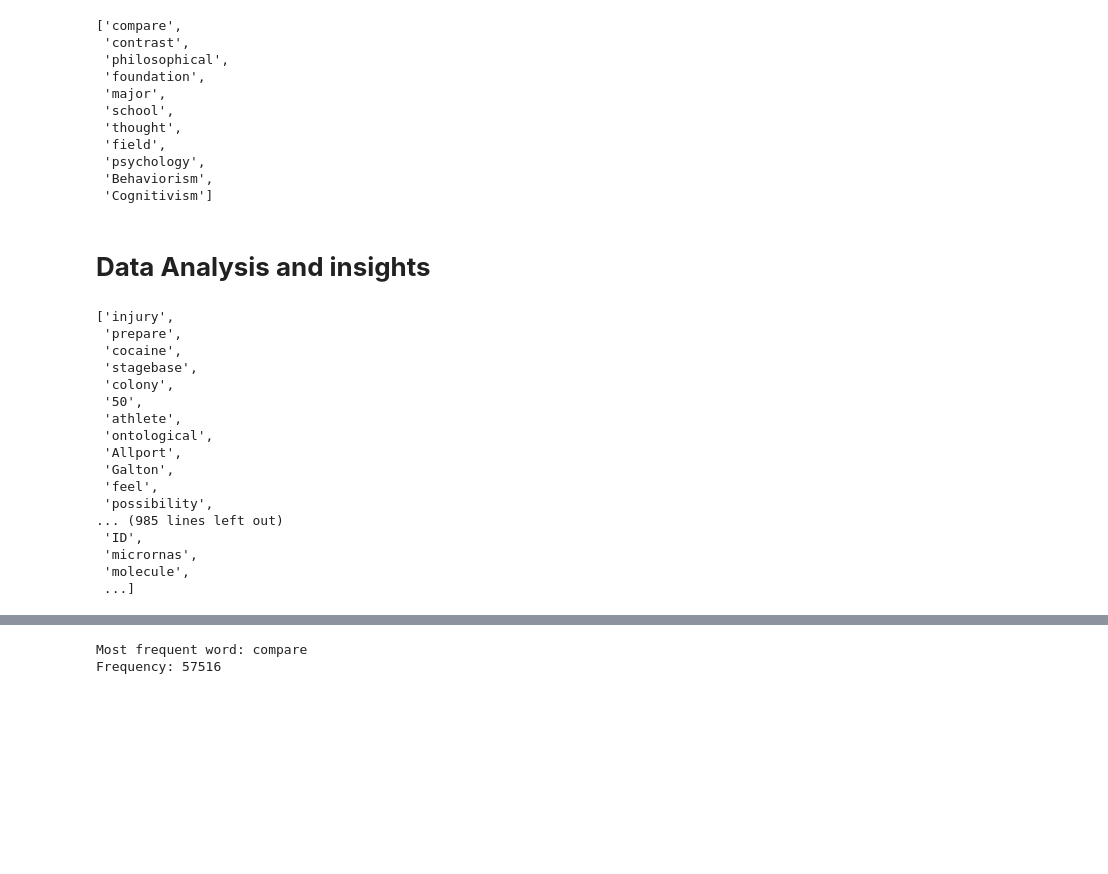
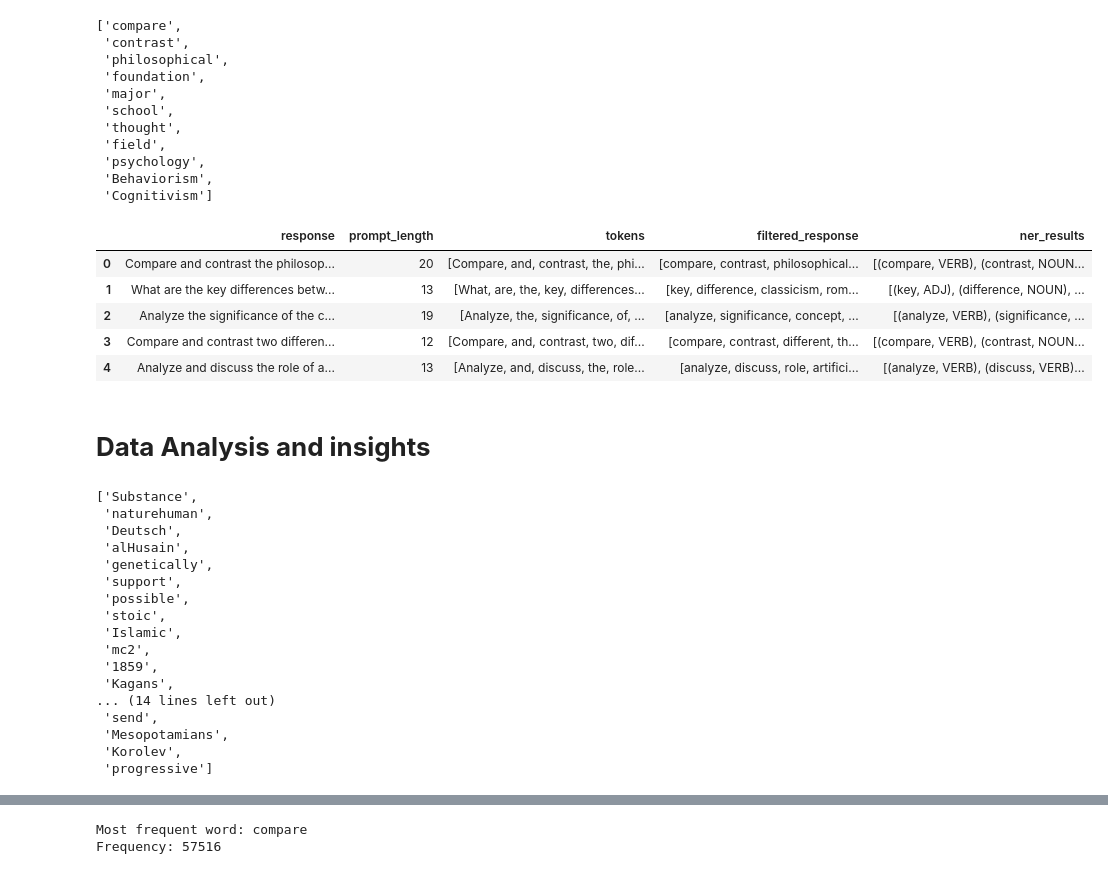
Before and after one commit to Ahmed8501/NLP_Project, a Jupyter notebook: NLP_Project.ipynb, the cells around one changed output, grey strips where cells are left out. Saved outputs shown, nothing was run; the diff lists cells and outputs as text; code cells hidden in the pictures; blank space fills up the shorter version.

```diff
--- a/NLP_Project.ipynb
+++ b/NLP_Project.ipynb
@@ -233,3 +228,6 @@ filtered_responses[0]
  'psychology',
  'Behaviorism',
  'Cognitivism']
+# %%
+# Responses after removing stop words.
+df['filtered_response'] = filtered_responses
@@ -280,3 +287,13 @@ ner_tagged_responses = ner_tagging(filtered_responses)
+# %%
+df['ner_results'] = tagged_responses
+df.head()
+# %% [output]
+|  | response | prompt_length | tokens | filtered_response | ner_results |
+| 0 | Compare and contrast the philosop... | 20 | [Compare, and, contrast, the, phi... | [compare, contrast, philosophical... | [(compare, VERB), (contrast, NOUN... |
+| 1 | What are the key differences betw... | 13 | [What, are, the, key, differences... | [key, difference, classicism, rom... | [(key, ADJ), (difference, NOUN), ... |
+| 2 | Analyze the significance of the c... | 19 | [Analyze, the, significance, of, ... | [analyze, significance, concept, ... | [(analyze, VERB), (significance, ... |
+| 3 | Compare and contrast two differen... | 12 | [Compare, and, contrast, two, dif... | [compare, contrast, different, th... | [(compare, VERB), (contrast, NOUN... |
+| 4 | Analyze and discuss the role of a... | 13 | [Analyze, and, discuss, the, role... | [analyze, discuss, role, artifici... | [(analyze, VERB), (discuss, VERB)... |
 # %% [markdown]
 # **Data Analysis and insights**
 # %%
@@ -292,22 +309,24 @@ def extract_vocab(filtered_responses):
 # My Vocab
 # Word_list contains all the words "Vocab" of my dataset
 words_list = extract_vocab(filtered_responses)
-words_list
+
+# Example of some of the words
+words_list[0:30]
 # %% [output]
-['injury',
- 'prepare',
- 'cocaine',
- 'stagebase',
- 'colony',
- '50',
- 'athlete',
- 'ontological',
- 'Allport',
- 'Galton',
- 'feel',
- 'possibility',
-... (985 lines left out)
- 'ID',
- 'micrornas',
- 'molecule',
- ...]
+['Substance',
+ 'naturehuman',
+ 'Deutsch',
+ 'alHusain',
+ 'genetically',
+ 'support',
+ 'possible',
+ 'stoic',
+ 'Islamic',
+ 'mc2',
+ '1859',
+ 'Kagans',
+... (14 lines left out)
+ 'send',
+ 'Mesopotamians',
+ 'Korolev',
+ 'progressive']
```
Also changed, not shown: parts of 39 cells of this notebook.
